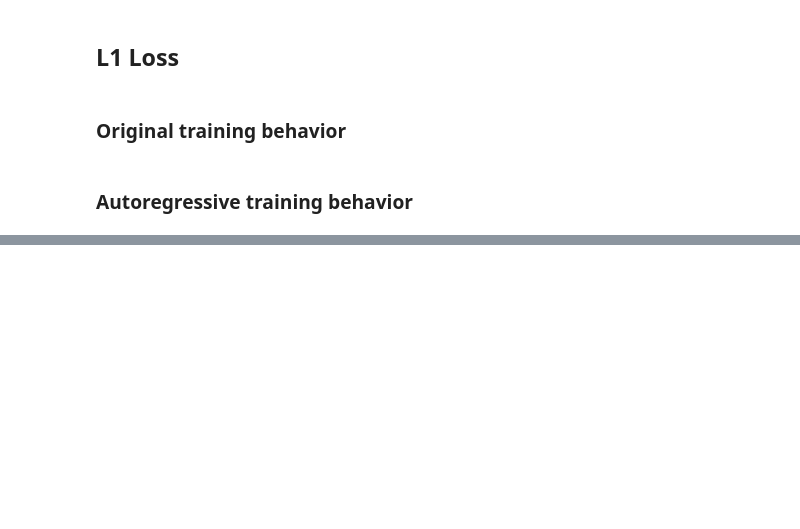
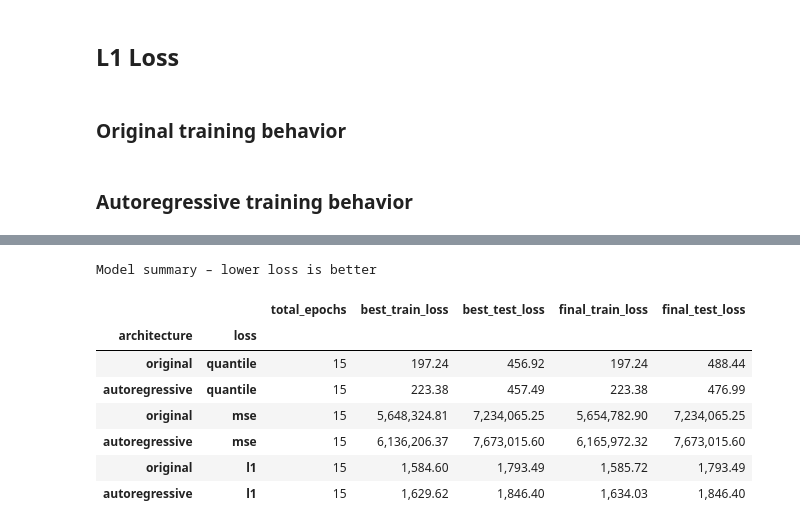
Before and after one commit to Richi0D/tirex_loss, a Jupyter notebook: notebooks/tirex_evaluation.ipynb, the cells around one changed output, grey strips where cells are left out. Cells and saved outputs as stored; diff of their text form; code cells hidden in the pictures; blank space fills up the shorter version.

```diff
--- a/notebooks/tirex_evaluation.ipynb
+++ b/notebooks/tirex_evaluation.ipynb
@@ -357,0 +389,37 @@ save_scores(scores, path=model_path / "scores.json")
+# %%
+df = pd.DataFrame(summaries).set_index("model")
+
+# Split model name into architecture + loss for easier scanning
+df.index = pd.MultiIndex.from_tuples(
+    [tuple(n.rsplit("_", 1)) for n in df.index],
+    names=["architecture", "loss"],
+)
+
+(
+    df.style
+    .format({
+        "total_epochs": "{:.0f}",
+        "best_train_loss": "{:,.2f}",
+        "best_test_loss": "{:,.2f}",
+        "final_train_loss": "{:,.2f}",
+        "final_test_loss": "{:,.2f}",
+    })
+    .background_gradient(subset=["best_test_loss"], cmap="RdYlGn_r")
+    .background_gradient(subset=["best_train_loss"], cmap="RdYlGn_r")
+    .set_caption("Model summary – lower loss is better")
+    .set_table_styles([
+        {"selector": "caption", "props": [("font-size", "13px"), ("font-weight", "bold"), ("text-align", "left")]},
+        {"selector": "th", "props": [("text-align", "left"), ("padding", "6px 12px")]},
+        {"selector": "td", "props": [("padding", "5px 12px")]},
+    ])
+)
+# %% [output]
+Model summary – lower loss is better
+|  |  | total_epochs | best_train_loss | best_test_loss | final_train_loss | final_test_loss |
+| architecture | loss |  |  |  |  |  |
+| original | quantile | 15 | 197.24 | 456.92 | 197.24 | 488.44 |
+| autoregressive | quantile | 15 | 223.38 | 457.49 | 223.38 | 476.99 |
+| original | mse | 15 | 5,648,324.81 | 7,234,065.25 | 5,654,782.90 | 7,234,065.25 |
+| autoregressive | mse | 15 | 6,136,206.37 | 7,673,015.60 | 6,165,972.32 | 7,673,015.60 |
+| original | l1 | 15 | 1,584.60 | 1,793.49 | 1,585.72 | 1,793.49 |
+| autoregressive | l1 | 15 | 1,629.62 | 1,846.40 | 1,634.03 | 1,846.40 |
```
Also changed, not shown: parts of 19 cells of this notebook, 31 other files.
